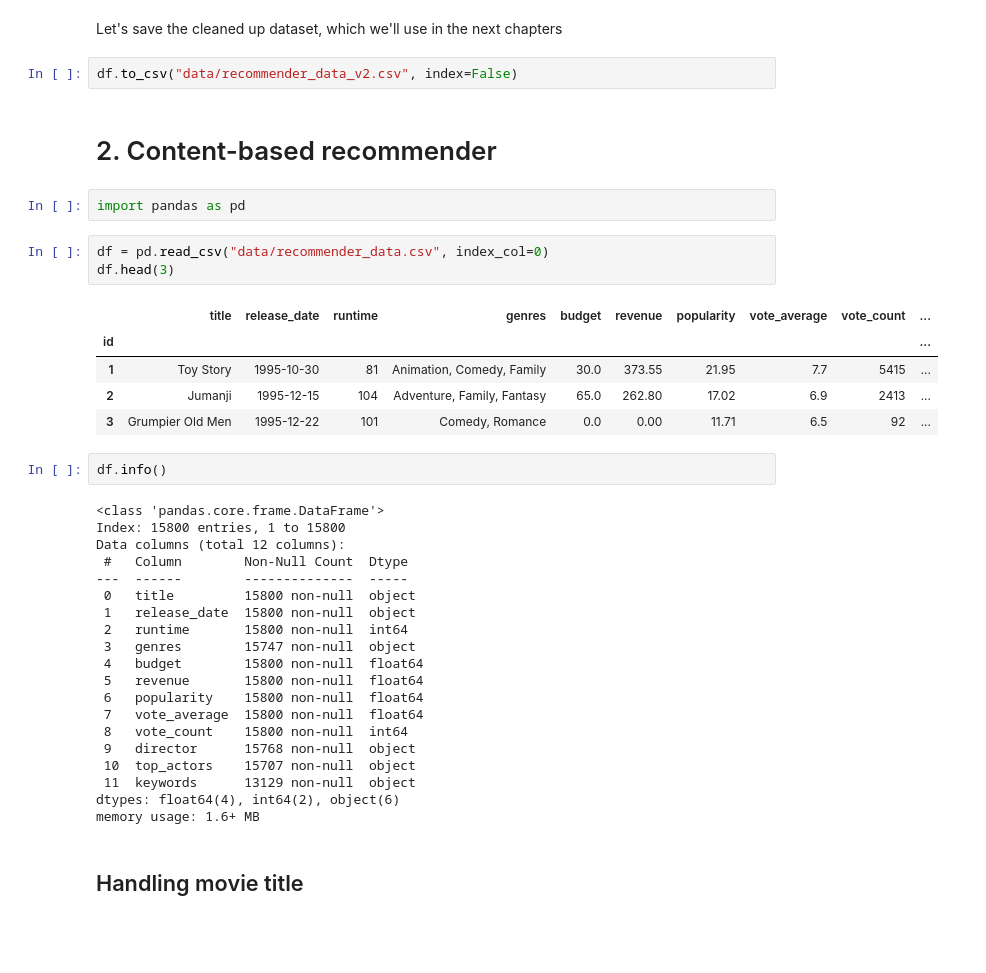
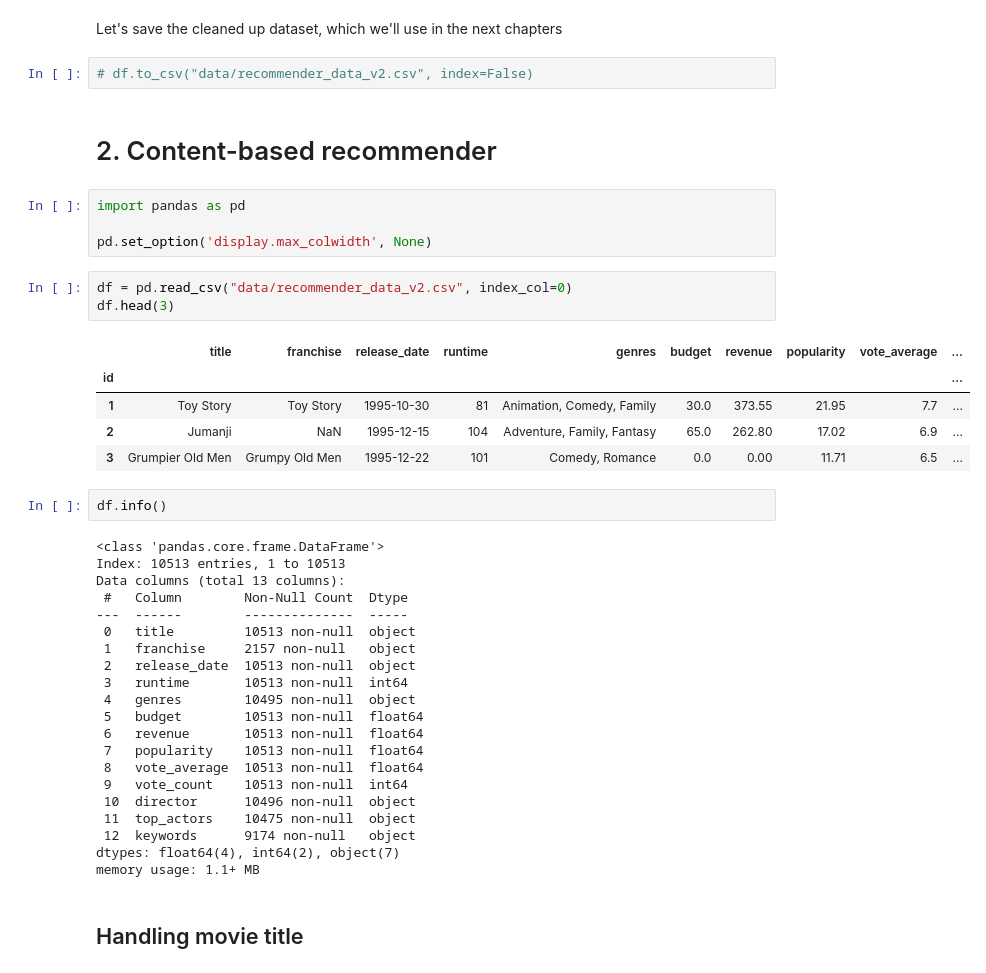
Before and after one commit to SanAntonik/MRS, a Jupyter notebook: DA_skill_showcase/MRS.ipynb, the cells around one changed output. Saved outputs shown, nothing was run; the diff lists cells and outputs as text; blank space fills up the shorter version.

```diff
--- a/DA_skill_showcase/MRS.ipynb
+++ b/DA_skill_showcase/MRS.ipynb
@@ -651,42 +653,45 @@ memory usage: 1.0+ MB
 # %% [markdown]
 Let's save the cleaned up dataset, which we'll use in the next chapters
 # %%
-df.to_csv("data/recommender_data_v2.csv", index=False)
+# df.to_csv("data/recommender_data_v2.csv", index=False)
 # %% [markdown]
 # 2. Content-based recommender
 # %%
 import pandas as pd
+
+pd.set_option('display.max_colwidth', None)
 # %%
-df = pd.read_csv("data/recommender_data.csv", index_col=0)
+df = pd.read_csv("data/recommender_data_v2.csv", index_col=0)
 df.head(3)
 # %% [output]
-|  | title | release_date | runtime | genres | budget | revenue | popularity | vote_average | vote_count | ... |
+|  | title | franchise | release_date | runtime | genres | budget | revenue | popularity | vote_average | ... |
 | id |  |  |  |  |  |  |  |  |  | ... |
-| 1 | Toy Story | 1995-10-30 | 81 | Animation, Comedy, Family | 30.0 | 373.55 | 21.95 | 7.7 | 5415 | ... |
-| 2 | Jumanji | 1995-12-15 | 104 | Adventure, Family, Fantasy | 65.0 | 262.80 | 17.02 | 6.9 | 2413 | ... |
-| 3 | Grumpier Old Men | 1995-12-22 | 101 | Comedy, Romance | 0.0 | 0.00 | 11.71 | 6.5 | 92 | ... |
+| 1 | Toy Story | Toy Story | 1995-10-30 | 81 | Animation, Comedy, Family | 30.0 | 373.55 | 21.95 | 7.7 | ... |
+| 2 | Jumanji | NaN | 1995-12-15 | 104 | Adventure, Family, Fantasy | 65.0 | 262.80 | 17.02 | 6.9 | ... |
+| 3 | Grumpier Old Men | Grumpy Old Men | 1995-12-22 | 101 | Comedy, Romance | 0.0 | 0.00 | 11.71 | 6.5 | ... |
 # %%
 df.info()
 # %% [output]
 <class 'pandas.core.frame.DataFrame'>
-Index: 15800 entries, 1 to 15800
-Data columns (total 12 columns):
+Index: 10513 entries, 1 to 10513
+Data columns (total 13 columns):
  #   Column        Non-Null Count  Dtype
 ---  ------        --------------  -----
- 0   title         15800 non-null  object
- 1   release_date  15800 non-null  object
- 2   runtime       15800 non-null  int64
- 3   genres        15747 non-null  object
- 4   budget        15800 non-null  float64
- 5   revenue       15800 non-null  float64
- 6   popularity    15800 non-null  float64
- 7   vote_average  15800 non-null  float64
- 8   vote_count    15800 non-null  int64
- 9   director      15768 non-null  object
- 10  top_actors    15707 non-null  object
- 11  keywords      13129 non-null  object
-dtypes: float64(4), int64(2), object(6)
-memory usage: 1.6+ MB
+ 0   title         10513 non-null  object
+ 1   franchise     2157 non-null   object
+ 2   release_date  10513 non-null  object
+ 3   runtime       10513 non-null  int64
+ 4   genres        10495 non-null  object
+ 5   budget        10513 non-null  float64
+ 6   revenue       10513 non-null  float64
+ 7   popularity    10513 non-null  float64
+ 8   vote_average  10513 non-null  float64
+ 9   vote_count    10513 non-null  int64
+ 10  director      10496 non-null  object
+ 11  top_actors    10475 non-null  object
+ 12  keywords      9174 non-null   object
+dtypes: float64(4), int64(2), object(7)
+memory usage: 1.1+ MB
 # %% [markdown]
 ## Handling movie title
 # %% [markdown]
```
Also changed, not shown: parts of 14 cells of this notebook.
